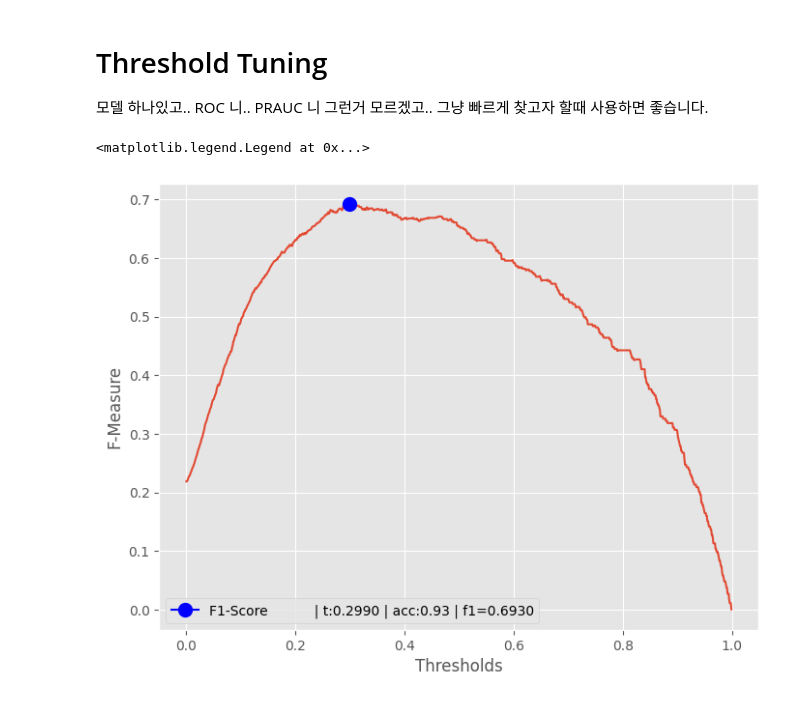
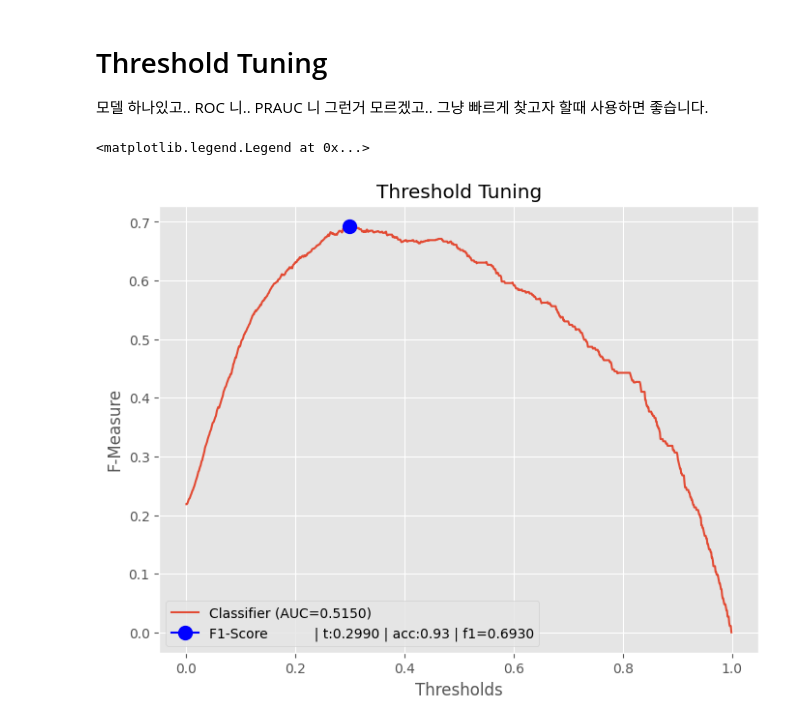
Before and after one commit to AndersonJo/machine-learning, a Jupyter notebook: 001 Performance Test (ROC, AUC, Confusion Matrix)/04. Threshold Optimization.ipynb, the cells around one changed output. Saved outputs shown, nothing was run; the diff lists cells and outputs as text; code cells hidden in the pictures.

```diff
--- a/001 Performance Test (ROC, AUC, Confusion Matrix)/04. Threshold Optimization.ipynb
+++ b/001 Performance Test (ROC, AUC, Confusion Matrix)/04. Threshold Optimization.ipynb
@@ -137,7 +134,7 @@ Logistic: ROC AUC=0.858
 # %% [markdown]
 이후 특정 Threshld 의 AUC 를 계산 하는 방법은 다음과 같이 합니다.
 # %%
-from sklearn.metrics import precision_recall_curve
+from sklearn.metrics import auc, precision_recall_curve
 
 
 def make_mark(_idx, color, label):
@@ -155,27 +152,22 @@ precision, recall, thresholds = precision_recall_curve(y_test, y_prob)
 fscores = 2 * (precision * recall) / (precision + recall)
 idx1 = np.argmax(fscores)
 
-# F1 Scores
-scores = [f1_score(y_test, y_prob > t) for t in thresholds]
-idx2 = np.argmax(scores)
-
 # recall - precision Optimal Threshold
-idx3 = np.argmax(recall - precision)
+idx2 = np.argmax(recall - precision)
 max_threshold = thresholds[idx1]
 
 # recall - precision Optimal Threshold
-idx4 = np.argmax(recall + precision)
+idx3 = np.argmax(recall + precision)
 max_threshold = thresholds[idx1]
 
 
 fig, plot = plt.subplots(1, figsize=(8, 6))
-plot.plot(recall, precision, label=f"Classifier (AUC={roc_auc:.4f})")
+plot.plot(recall, precision, label=f"Classifier (AUC={auc(recall, precision):.4f})")
 plot.plot([0, 1], [1, 0], "k--", label=f"Baseline  (AUC=0.5)")
 
 make_mark(idx1, "red", f"F-Measure")
-make_mark(idx2, "cyan", f"F1-Score")
-make_mark(idx3, "blue", f"Recall - Precision")
-make_mark(idx4, "purple", f"Recall + Precision")
+make_mark(idx2, "blue", f"Recall - Precision")
+make_mark(idx3, "purple", f"Recall + Precision")
 
 
 plot.set_xlabel("Recall")
@@ -194,27 +186,31 @@ plot.legend(loc="lower left")
 그냥 빠르게 찾고자 할때 사용하면 좋습니다.
 # %%
 from sklearn.metrics import f1_score
+
 
 def make_mark(_idx, color, label):
     _max_threshold = thresholds[_idx]
     _acc = accuracy_score(y_test, y_prob >= _max_threshold)
     _f1 = f1_score(y_test, y_prob >= _max_threshold)
     label = f"{label:18} | t:{_max_threshold:.4f} | acc:{_acc:.2f} | f1={_f1:.4f}"
     plt.plot(thresholds[_idx], scores[_idx], marker="o", markersize=10, color=color, label=label)
 
 
 thresholds = np.arange(0, 1, 0.001)
 scores = [f1_score(y_test, y_prob >= t) for t in thresholds]
 idx = np.argmax(scores)
 
+
+roc_auc = auc(thresholds, scores)
 fig, plot = plt.subplots(1, figsize=(8, 6))
-plot.plot(thresholds, scores)
+plot.plot(thresholds, scores, label=f"Classifier (AUC={roc_auc:.4f})")
 
-make_mark(idx, 'blue', 'F1-Score')
+make_mark(idx, "blue", "F1-Score")
 
-plot.set_xlabel('Thresholds')
-plot.set_ylabel('F-Measure')
-plot.legend()
+plot.set_title(f"Threshold Tuning")
+plot.set_xlabel("Thresholds")
+plot.set_ylabel("F-Measure")
+plot.legend(loc="lower left")
 # %% [output]
 <matplotlib.legend.Legend at 0x...>
-[figure, old version]
+[figure, new version]
```
Also changed, not shown: parts of 6 cells of this notebook.
